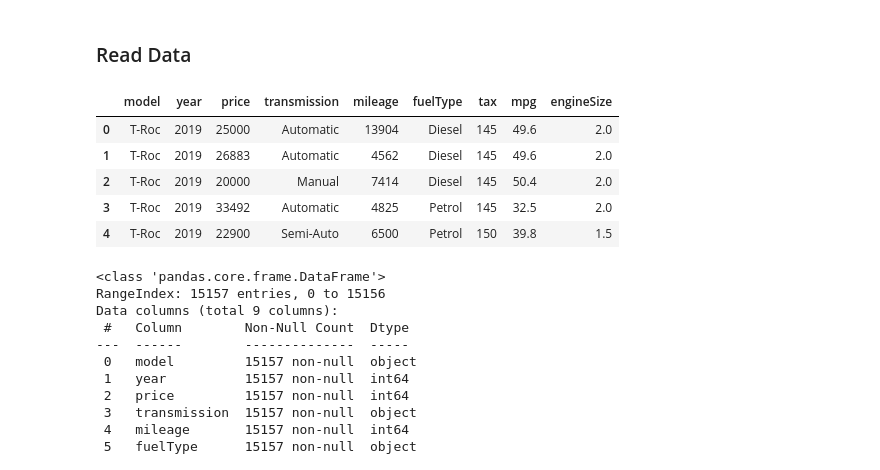
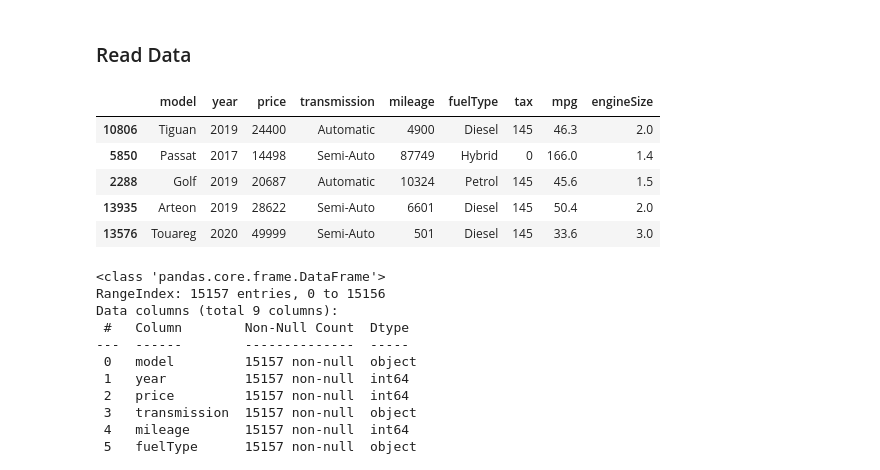
Before and after one commit to kai2128/DM_Assignment, a Jupyter notebook: code.ipynb, the cells around one changed output. Saved outputs shown, nothing was run; the diff lists cells and outputs as text; code cells hidden in the pictures.

```diff
--- a/code.ipynb
+++ b/code.ipynb
@@ -33,14 +33,14 @@ import seaborn as sns
 ### Read Data
 # %%
 data = pd.read_csv('./vw.csv')
-data.head()
+data.sample(5)
 # %% [output]
 |  | model | year | price | transmission | mileage | fuelType | tax | mpg | engineSize |
-| 0 | T-Roc | 2019 | 25000 | Automatic | 13904 | Diesel | 145 | 49.6 | 2.0 |
-| 1 | T-Roc | 2019 | 26883 | Automatic | 4562 | Diesel | 145 | 49.6 | 2.0 |
-| 2 | T-Roc | 2019 | 20000 | Manual | 7414 | Diesel | 145 | 50.4 | 2.0 |
-| 3 | T-Roc | 2019 | 33492 | Automatic | 4825 | Petrol | 145 | 32.5 | 2.0 |
-| 4 | T-Roc | 2019 | 22900 | Semi-Auto | 6500 | Petrol | 150 | 39.8 | 1.5 |
+| 10806 | Tiguan | 2019 | 24400 | Automatic | 4900 | Diesel | 145 | 46.3 | 2.0 |
+| 5850 | Passat | 2017 | 14498 | Semi-Auto | 87749 | Hybrid | 0 | 166.0 | 1.4 |
+| 2288 | Golf | 2019 | 20687 | Automatic | 10324 | Petrol | 145 | 45.6 | 1.5 |
+| 13935 | Arteon | 2019 | 28622 | Semi-Auto | 6601 | Diesel | 145 | 50.4 | 2.0 |
+| 13576 | Touareg | 2020 | 49999 | Semi-Auto | 501 | Diesel | 145 | 33.6 | 3.0 |
 # %%
 data.info()
 # %% [output]
```
Also changed, not shown: parts of 96 cells of this notebook, 6 other files.
